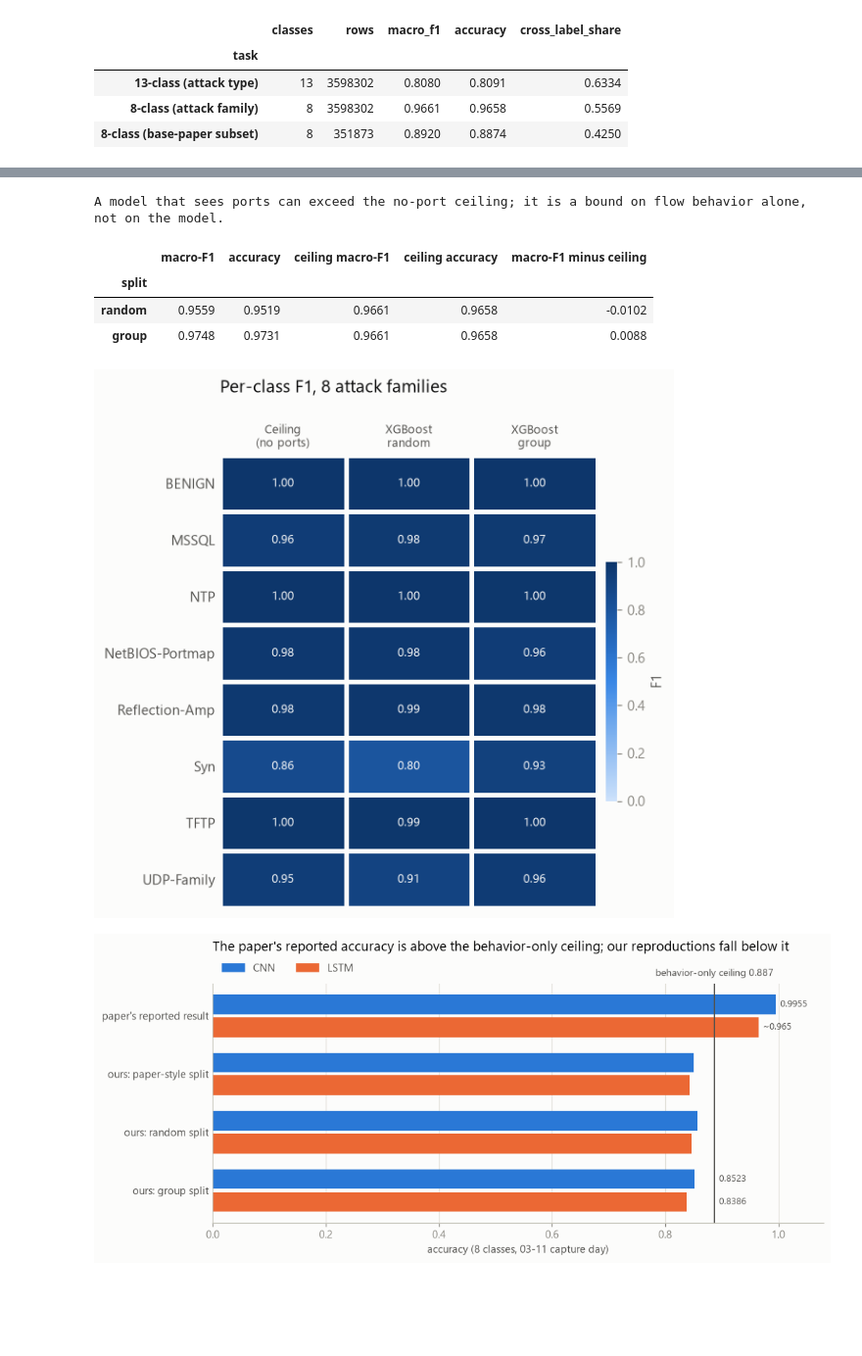
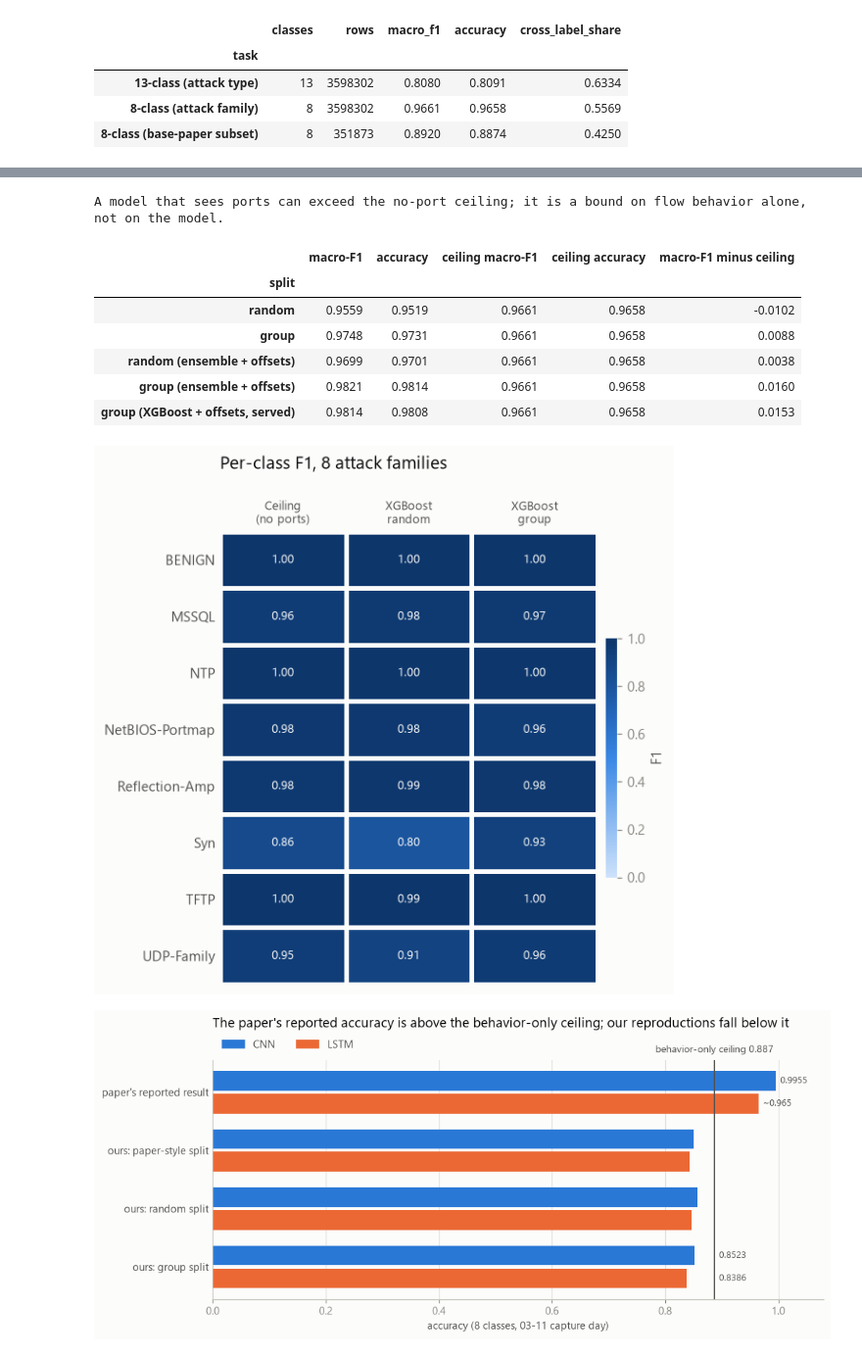
Before and after one commit to deepak1046/Machine_Learning-Capstone, a Jupyter notebook: notebooks/06_final_evaluation.ipynb, the cells around one changed output, grey strips where cells are left out. Shown at 98% size. Saved outputs shown, nothing was run; the diff lists cells and outputs as text; code cells hidden in the pictures; blank space fills up the shorter version.

```diff
--- a/notebooks/06_final_evaluation.ipynb
+++ b/notebooks/06_final_evaluation.ipynb
@@ -120,10 +120,26 @@ improve = improve[improve["model"].isin(["XGBoost_tuned", "LightGBM"])].assign(
 )
 pooled = pd.read_csv(REPORTS / "hybrid_results_pooled.csv").assign(model="CNN-BiLSTM-Attention (pooled)")
 unpooled = pd.read_csv(REPORTS / "hybrid_results.csv").assign(model="CNN-BiLSTM-Attention (un-pooled)")
+network_v2 = pd.read_csv(REPORTS / "hybrid_v2_results.csv").assign(model="CNN-BiLSTM-Attention (log + ports)")
+
+# Tuned decision rules (experiments/push_group_f1.py and push_f1.py): per-class log-probability offsets fitted
+# on a validation slice carved out of TRAIN, so the test set stays untouched.
+push_group = json.load(open(REPORTS / "push_group_f1_results.json"))
+push_random = pd.read_csv(REPORTS / "push_f1_13_random.csv").set_index("model")
+tuned = pd.DataFrame([
+    {"split": "group", "model": "LightGBM + features + offsets", "macro_f1": push_group["LGB-eng_offsets"][0], "accuracy": push_group["LGB-eng_offsets"][1]},
+    {"split": "random", "model": "LightGBM + features + offsets", "macro_f1": push_random.loc["LightGBM + eng + tuned offsets", "macro_f1"], "accuracy": push_random.loc["LightGBM + eng + tuned offsets", "accuracy"]},
+    {"split": "group", "model": "Ensemble (XGBoost, LightGBM) + offsets", "macro_f1": push_group["Ensemble_offsets"][0], "accuracy": push_group["Ensemble_offsets"][1]},
+    {"split": "random", "model": "Ensemble (XGBoost, LightGBM) + offsets", "macro_f1": push_random.loc["Ensemble + tuned offsets", "macro_f1"], "accuracy": push_random.loc["Ensemble + tuned offsets", "accuracy"]},
+])
+net_offsets = pd.read_csv(REPORTS / "hybrid_v2_offsets_results.csv")
+tuned = pd.concat([tuned, pd.DataFrame({
+    "split": net_offsets["split"], "model": "CNN-BiLSTM-Attention (log + ports) + offsets",
+    "macro_f1": net_offsets["test_macro_f1_offsets"], "accuracy": net_offsets["test_accuracy_offsets"]})], ignore_index=True)
 
 cols = ["split", "model", "macro_f1", "accuracy"]
-long = pd.concat([base[cols + ["seconds"]], improve[cols], pooled[cols + ["seconds"]], unpooled[cols + ["seconds"]]],
-                 ignore_index=True)
+long = pd.concat([base[cols + ["seconds"]], improve[cols], pooled[cols + ["seconds"]], unpooled[cols + ["seconds"]],
+                  network_v2[cols + ["seconds"]], tuned[cols]], ignore_index=True)
 
 
 def by_split(metric):
@@ -273,33 +297,51 @@ f1_heatmap(per_class_13, "Per-class F1, 13 classes: DNS, LDAP, NetBIOS, Portmap,
 fam = pd.read_csv(REPORTS / "family_baseline_results.csv").set_index("split").loc[["random", "group"]]
 fam_summary = pd.DataFrame({
     "macro-F1": fam["macro_f1"],
     "accuracy": fam["accuracy"],
     "ceiling macro-F1": ceil_fam["macro_f1"],
     "ceiling accuracy": ceil_fam["accuracy"],
     "macro-F1 minus ceiling": fam["macro_f1"] - ceil_fam["macro_f1"],
 })
+# Tuned decision rule (class offsets fitted on a validation slice of train). The served family model is XGBoost + offsets.
+offsets_served = pd.read_csv(REPORTS / "xgb_offsets_results.csv").set_index("task").loc["family"]
+push_fam = {s: pd.read_csv(REPORTS / f"push_f1_family_{s}.csv").set_index("model").loc["Ensemble + tuned offsets"] for s in ("random", "group")}
+tuned_rows = {
+    "random (ensemble + offsets)": (push_fam["random"]["macro_f1"], push_fam["random"]["accuracy"]),
+    "group (ensemble + offsets)": (push_fam["group"]["macro_f1"], push_fam["group"]["accuracy"]),
+    "group (XGBoost + offsets, served)": (offsets_served["test_macro_f1_offsets"], offsets_served["test_accuracy_offsets"]),
+}
+extra = pd.DataFrame({
+    name: {"macro-F1": f1, "accuracy": acc, "ceiling macro-F1": ceil_fam["macro_f1"], "ceiling accuracy": ceil_fam["accuracy"],
+           "macro-F1 minus ceiling": f1 - ceil_fam["macro_f1"]}
+    for name, (f1, acc) in tuned_rows.items()
+}).T
+fam_summary = pd.concat([fam_summary, extra])
+fam_summary.index.name = "split"
 fam_summary.to_csv(REPORTS / "final_summary_family.csv")
 
 fam_f1 = pd.read_csv(REPORTS / "family_baseline_per_class_f1.csv", index_col=0)
 assert np.allclose(fam_f1["ceiling"], ceil_fam_per_class.loc[fam_f1.index], atol=2e-3), \
     "persisted family ceiling disagrees with the recomputed one"
 
 per_class_fam = pd.DataFrame({
     "Ceiling | (no ports)": ceil_fam_per_class,
     "XGBoost | random": fam_f1["XGBoost (family, random)"],
     "XGBoost | group": fam_f1["XGBoost (family, group)"],
 }).loc[FAMILY_CLASSES]
 
 print("A model that sees ports can exceed the no-port ceiling; it is a bound on flow behavior alone, not on the model.")
 display(fam_summary.round(4))
 f1_heatmap(per_class_fam, "Per-class F1, 8 attack families",
            FIGURES / "final_family_per_class_f1.png")
 # %% [output]
 A model that sees ports can exceed the no-port ceiling; it is a bound on flow behavior alone, not on the model.
 |  | macro-F1 | accuracy | ceiling macro-F1 | ceiling accuracy | macro-F1 minus ceiling |
 | split |  |  |  |  |  |
 | random | 0.9559 | 0.9519 | 0.9661 | 0.9658 | -0.0102 |
 | group | 0.9748 | 0.9731 | 0.9661 | 0.9658 | 0.0088 |
+| random (ensemble + offsets) | 0.9699 | 0.9701 | 0.9661 | 0.9658 | 0.0038 |
+| group (ensemble + offsets) | 0.9821 | 0.9814 | 0.9661 | 0.9658 | 0.0160 |
+| group (XGBoost + offsets, served) | 0.9814 | 0.9808 | 0.9661 | 0.9658 | 0.0153 |
 [figure]
 # %%
 # Base-paper claim vs our reproduction vs the ceiling. The claimed values are the paper's own
```
Also changed, not shown: parts of 4 cells of this notebook, 12 other files.
